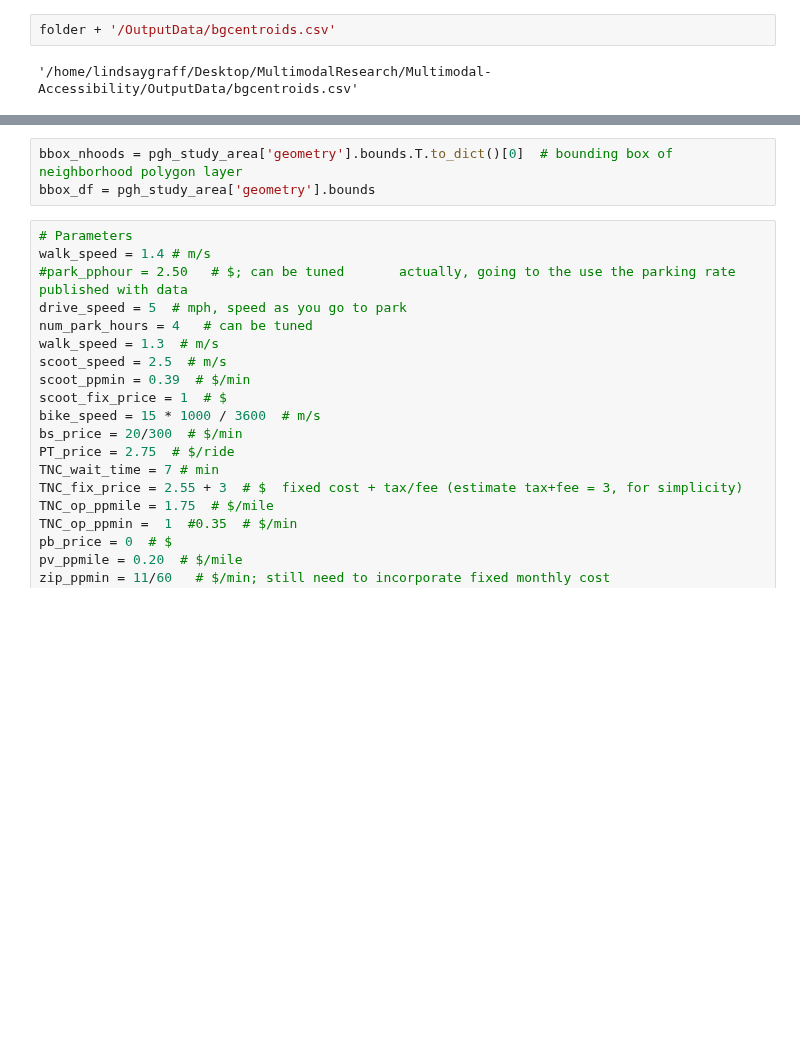
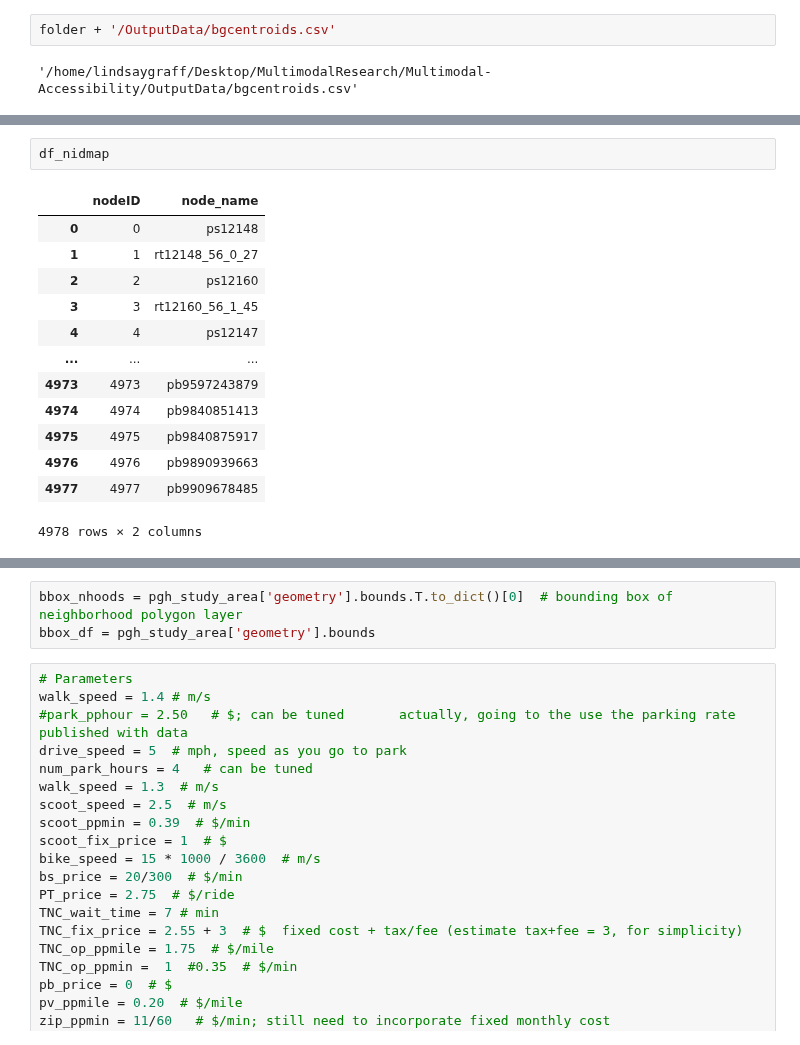
Before and after one commit to lgraff/Multimodal-Accessibility_notebooks, a Jupyter notebook: TimeDepShortestPath.ipynb, the cells around one changed output, grey strips where cells are left out. Drawn from its saved outputs; the diff is of its cells as text; blank space fills up the shorter version.

```diff
--- a/TimeDepShortestPath.ipynb
+++ b/TimeDepShortestPath.ipynb
@@ -46,5 +50,21 @@ coord_matrix = np.genfromtxt(folder + '/OutputData/coord_matrix')
 # %% [output]
 <shapely.geometry.polygon.Polygon at 0x...>
+# %%
+df_nidmap
+# %% [output]
+|  | nodeID | node_name |
+| 0 | 0 | ps12148 |
+| 1 | 1 | rt12148_56_0_27 |
+| 2 | 2 | ps12160 |
+| 3 | 3 | rt12160_56_1_45 |
+| 4 | 4 | ps12147 |
+| ... | ... | ... |
+| 4973 | 4973 | pb9597243879 |
+| 4974 | 4974 | pb9840851413 |
+| 4975 | 4975 | pb9840875917 |
+| 4976 | 4976 | pb9890939663 |
+| 4977 | 4977 | pb9909678485 |
+4978 rows × 2 columns
 # %%
 coord_matrix.shape
 df_nidmap.columns
```
Also changed, not shown: parts of 18 cells of this notebook.
